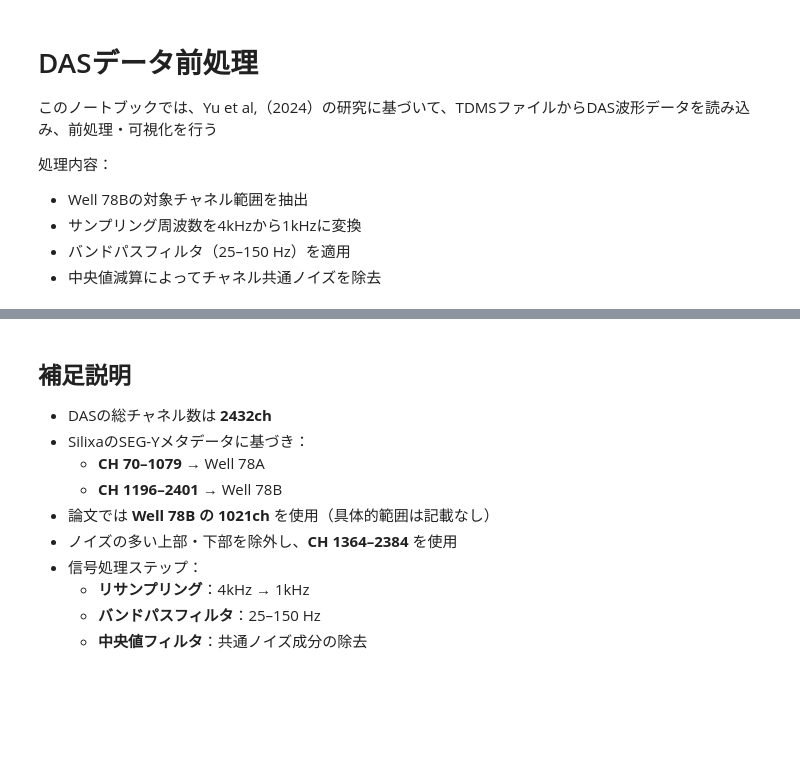
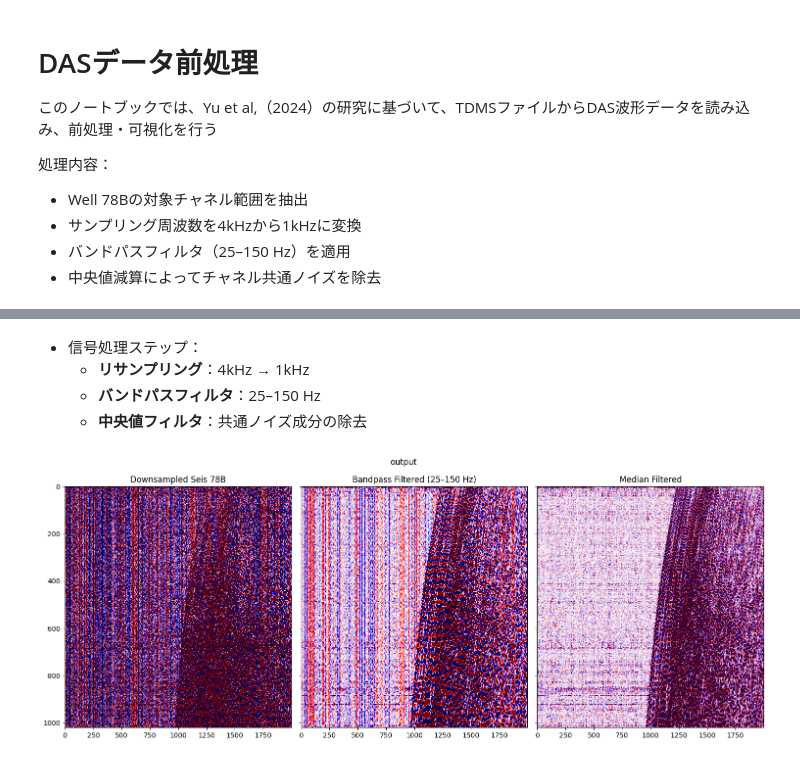
Before and after one commit to ozw4/reimplement_DASEventNet, a Jupyter notebook: notebook/DASEventNet_Preprocessing_Example.ipynb, the cells around one changed output, grey strips where cells are left out. Cells and saved outputs as stored; diff of their text form; code cells hidden in the pictures; blank space fills up the shorter version.

```diff
--- a/notebook/DASEventNet_Preprocessing_Example.ipynb
+++ b/notebook/DASEventNet_Preprocessing_Example.ipynb
@@ -48,3 +84,8 @@ print(seis78B.shape)
+# %% [markdown]
+- 信号処理ステップ：
+  - **リサンプリング**：4kHz → 1kHz
+  - **バンドパスフィルタ**：25–150 Hz
+  - **中央値フィルタ**：共通ノイズ成分の除去
 # %%
 # Resample from 4kHz to 1kHz
 downsampled_seis78B = resample_poly(seis78B.astype(np.float32), up=1, down=4, axis=1)
@@ -58,32 +99,21 @@ denoised_seis78B = filtered_seis78B - median_per_sample
 # %%
 # Visualize
 scale = 2.0
 fig, ax = plt.subplots(1, 3, figsize=(15, 6), sharey=True)
 ax[0].imshow(downsampled_seis78B[:, 7000:9000], aspect='auto', cmap='seismic',
              interpolation='none', vmin=-scale, vmax=scale)
 ax[0].set_title('Downsampled Seis 78B')
 
 ax[1].imshow(filtered_seis78B[:, 7000:9000], aspect='auto', cmap='seismic',
              interpolation='none', vmin=-scale, vmax=scale)
 ax[1].set_title('Bandpass Filtered (25–150 Hz)')
 
 ax[2].imshow(denoised_seis78B[:, 7000:9000], aspect='auto', cmap='seismic',
              interpolation='none', vmin=-scale, vmax=scale)
 ax[2].set_title('Median Filtered')
 
-plt.suptitle(f'{nptdms_file.stem} 78B')
+plt.suptitle(f'output')
 plt.tight_layout()
 plt.show()
+# %% [output]
+[figure, added]
-# %% [markdown]
-## 補足説明
-
-- DASの総チャネル数は **2432ch**
-- SilixaのSEG-Yメタデータに基づき：
-  - **CH 70–1079** → Well 78A
-  - **CH 1196–2401** → Well 78B
-- 論文では **Well 78B の 1021ch** を使用（具体的範囲は記載なし）
-- ノイズの多い上部・下部を除外し、**CH 1364–2384** を使用
-- 信号処理ステップ：
-  - **リサンプリング**：4kHz → 1kHz
-  - **バンドパスフィルタ**：25–150 Hz
-  - **中央値フィルタ**：共通ノイズ成分の除去
```
Also changed, not shown: parts of 4 cells of this notebook.
